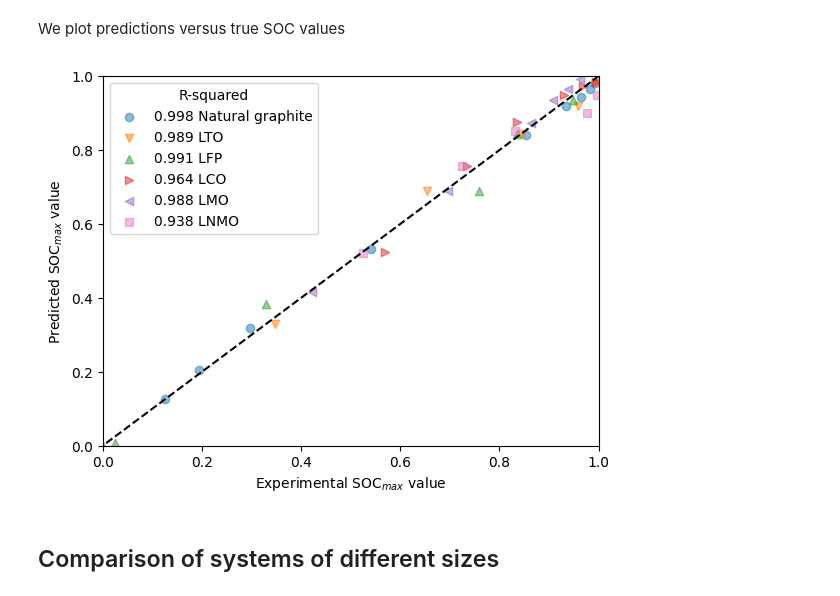
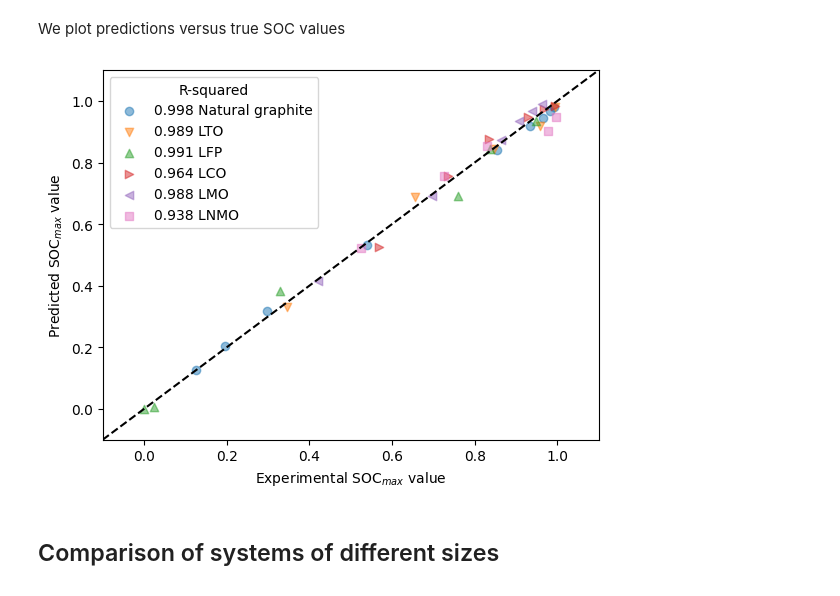
Before and after one commit to fernandezfran/galpynostatic, a Jupyter notebook: paper/pipeline.ipynb, the cells around one changed output. Drawn from its saved outputs; the diff is of its cells as text; code cells hidden in the pictures.

```diff
--- a/paper/pipeline.ipynb
+++ b/paper/pipeline.ipynb
@@ -17,8 +17,8 @@ path = "../tests/test_data/"
 letters = ["(a)", "(b)", "(c)", "(d)", "(e)", "(f)"]
 systems = ("NATURAL_GRAPHITE", "LTO", "LFP", "LCO", "LMO", "LMNO")
 
-eq_pot, xmaxs, C_rates, lenghts, marker, color, label = {}, {}, {}, {}, {}, {}, {}
-for sys, pot, xmax, crs, ds, m, c, l in zip(
+eq_pot, xmax, C_rates, lenght, marker, color, label = {}, {}, {}, {}, {}, {}, {}
+for sys, pot, xm, crs, ds, m, c, l in zip(
     systems,
     [None, 1.57, 3.45, 3.9, 4.0, 4.739],
     [None, 160, 168.9, 100, 132.4, 0.38],
@@ -36,9 +36,9 @@ for sys, pot, xmax, crs, ds, m, c, l in zip(
     ["Natural graphite", "LTO", "LFP", "LCO", "LMO", "LNMO"]
 ):
     eq_pot[sys] = pot
-    xmaxs[sys] = xmax
+    xmax[sys] = xm
     C_rates[sys] = crs
-    lenghts[sys] = ds
+    lenght[sys] = ds
     marker[sys] = m
     color[sys] = c
     label[sys] = l
@@ -54,7 +54,7 @@ dataframes = [
 ]
 
 for cr, df in zip(C_rates[sys], dataframes):
-    ax.plot(df[0] / xmaxs[sys], df[1], label=f"{cr}")
+    ax.plot(df[0] / xmax[sys], df[1], label=f"{cr}")
 
 dtext = 0.01
 
@@ -90,32 +112,14 @@ dataset = galpynostatic.datasets.load_spherical()
 We fit each model and display the diffusion coefficient and the kinetic rate constant
 # %%
 print(r"system: D [cm^2/s], k0 [cm/s]")
-gregs, X_train, y_train = {}, {}, {}
+gregs = {}
 for sys in systems:
-    if eq_pot[sys] is None:
-        df = pd.read_csv(path + sys + "/df.csv")
+    greg = galpynostatic.model.GalvanostaticRegressor(dataset, lenght[sys], 3)
+    greg.fit(X_train[sys], y_train[sys])
 
-        X = df["C_rates"].to_numpy().reshape(-1, 1)
-        y = df["SOC_true"].to_numpy()
-
-    else:
-        dataframes = [pd.read_csv(path + sys + f"/{cr}C.csv") for cr in C_rates[sys]]
-
-        gdc = galpynostatic.preprocessing.GetDischargeCapacities(eq_pot[sys])
-        dc = gdc.fit_transform(dataframes)
-
-        X = np.array(C_rates[sys]).reshape(-1, 1)
-        y = dc / xmaxs[sys]
-
-    X_train[sys] = X
-    y_train[sys] = y
-
-    greg = galpynostatic.model.GalvanostaticRegressor(dataset, lenghts[sys], 3)
-    greg.fit(X, y)
+    print(f"{sys}: {greg.dcoeff_:.2e}, {greg.k0_:.2e}")
 
     gregs[sys] = greg
-
-    print(f"{sys}: {greg.dcoeff_:.2e}, {greg.k0_:.2e}")
 # %% [output]
 system: D [cm^2/s], k0 [cm/s]
 NATURAL_GRAPHITE: 1.23e-10, 2.31e-07
@@ -151,10 +155,10 @@ greg.plot.surface(ax=ax)
 
 for sys in systems:
     # gregs[sys].plot.in_surface(
-    #     X_train[sys], ax=ax, marker=marker[sys], color=color[sys], label=sys
+    #     X_train[sys], ax=ax, marker=marker[sys], color=color[sys], label=label[sys]
     # )
     logells = galpynostatic.utils.logell(
-        X_train[sys], lenghts[sys], 3, gregs[sys].dcoeff_
+        X_train[sys], lenght[sys], 3, gregs[sys].dcoeff_
     )
     logxis = galpynostatic.utils.logxi(
         X_train[sys], gregs[sys].dcoeff_, gregs[sys].k0_
@@ -180,30 +184,30 @@ We plot predictions versus true SOC values
 # %%
 fig, ax = plt.subplots()
 
 ax.plot([-0.1, 1.1], [-0.1, 1.1], ls="dashed", c="k")
 
 for sys in systems:
     y_pred = gregs[sys].predict(X_train[sys])
     ax.scatter(
         y_train[sys],
         y_pred,
         marker=marker[sys],
         color=color[sys],
         alpha=0.5,
         label=f"{gregs[sys].score(X_train[sys], y_train[sys]):.3f} {label[sys]}"
     )
 
-ax.set_xlim((0, 1))
-ax.set_ylim((0, 1))
+ax.set_xlim((-0.1, 1.1))
+ax.set_ylim((-0.1, 1.1))
 
 ax.set_xlabel(r"Experimental SOC$_{max}$ value")
 ax.set_ylabel(r"Predicted SOC$_{max}$ value")
 
 ax.legend(title="R-squared")
 
 plt.show()
 # %% [output]
-[figure, old version]
+[figure, new version]
 # %% [markdown]
 ## Comparison of systems of different sizes
 # %% [markdown]
```
Also changed, not shown: parts of 5 cells of this notebook.
